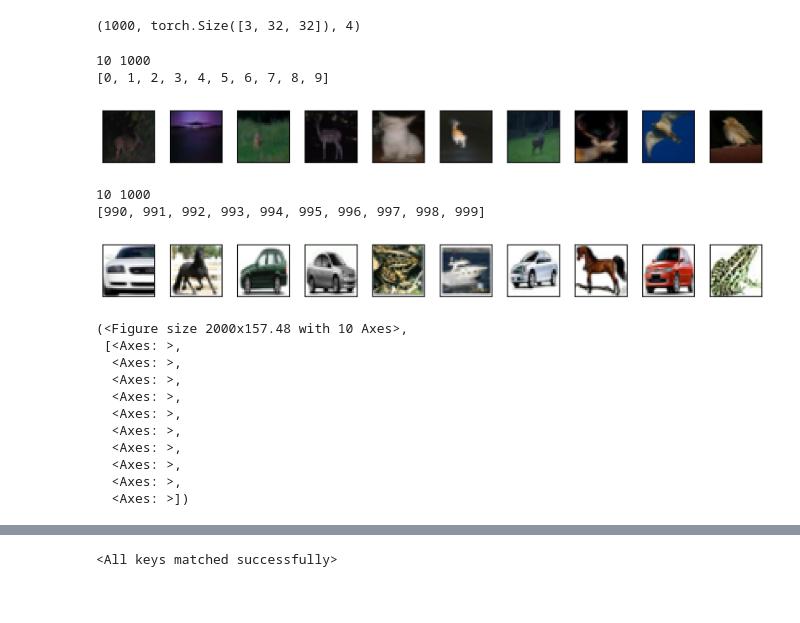
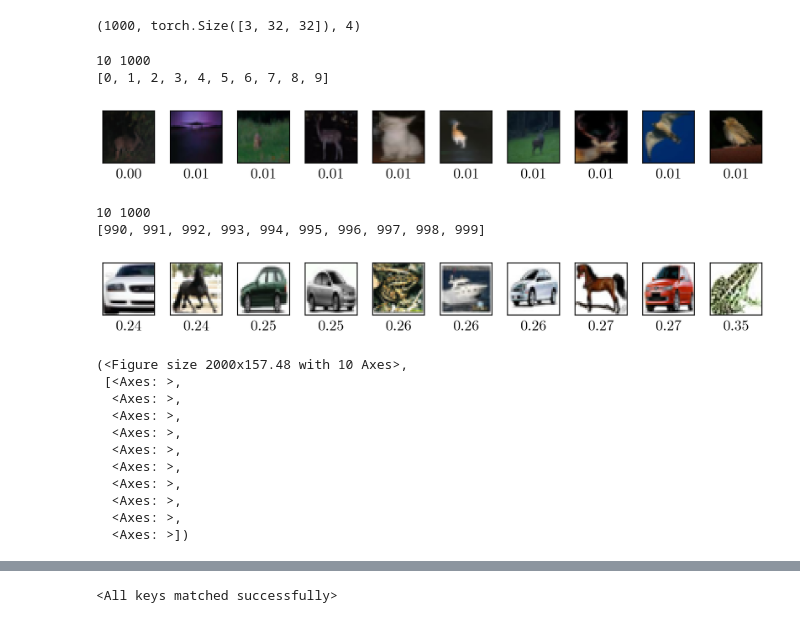
Before and after one commit to nishant-ingle/backdoors, a Jupyter notebook: noise-intensity-resnet18.ipynb, the cells around one changed output, grey strips where cells are left out. Saved outputs shown, nothing was run; the diff lists cells and outputs as text; code cells hidden in the pictures.

Commit message:
Kaggle Notebook | noise intensity resnet18 | Version 14

```diff
--- a/noise-intensity-resnet18.ipynb
+++ b/noise-intensity-resnet18.ipynb
@@ -1371,40 +1371,44 @@ def save_n_xsr_images_one_row(
                 clip_on=False,
             )
 
         for spine in ax.spines.values():
             spine.set_linewidth(1)
 
     fig.savefig(out_pdf, bbox_inches="tight")
     if show:
         plt.show()
     if close:
         plt.close(fig)
 
     return fig, axes
 
 
 save_n_xsr_images_one_row(
     XSRAwareDataset(lowimgs, lowlbls, lowscores),
     "low_quality_dataset.pdf",
     n=10,
-    annotate="",
+    annotate="xsr",
+    font_size=16,
+    font_path="/kaggle/working/latexfont.otf",
     # start=len(lowimgs) - 10
 )
 
 save_n_xsr_images_one_row(
     XSRAwareDataset(highimgs, highlbls, highscores),
     "high_quality_dataset.pdf",
     n=10,
-    annotate="",
-    start=len(highimgs) - 10
+    annotate="xsr",
+    start=len(highimgs) - 10,
+    font_size=16,
+    font_path="/kaggle/working/latexfont.otf"
 )
 # %% [output]
 10 1000
 [0, 1, 2, 3, 4, 5, 6, 7, 8, 9]
-[figure, old version]
+[figure, new version]
 10 1000
 [990, 991, 992, 993, 994, 995, 996, 997, 998, 999]
-[figure, old version]
+[figure, new version]
 (<Figure size 2000x157.48 with 10 Axes>,
  [<Axes: >,
   <Axes: >,
```
Also changed, not shown: parts of 5 cells of this notebook.
